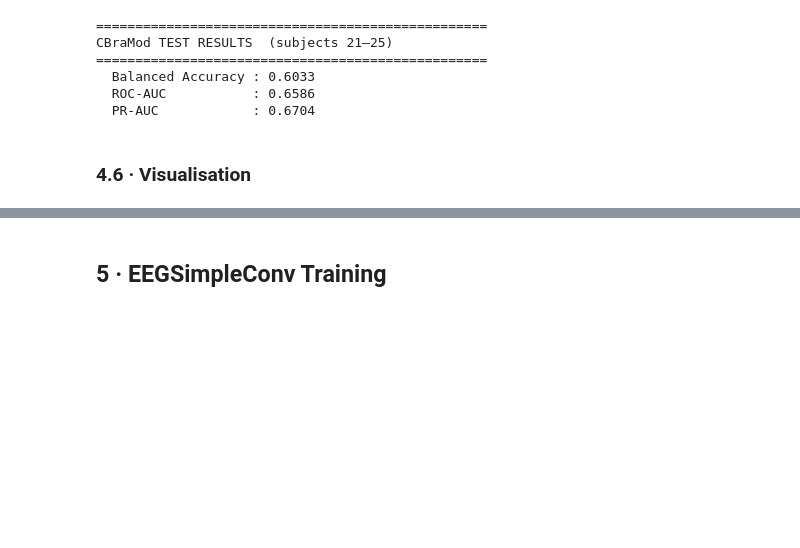
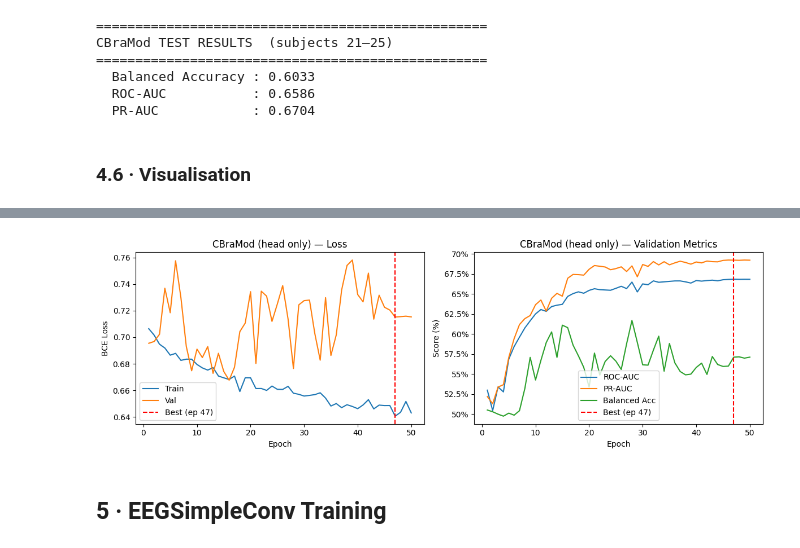
Before and after one commit to minilia75/eeg-sigmanova, a Jupyter notebook: scripts/reproduce_shu_mi.ipynb, the cells around one changed output, grey strips where cells are left out. Cells and saved outputs as stored; diff of their text form; code cells hidden in the pictures; blank space fills up the shorter version.

```diff
--- a/scripts/reproduce_shu_mi.ipynb
+++ b/scripts/reproduce_shu_mi.ipynb
@@ -330,3 +551,7 @@ plot_training_curves(cbramod_trainer, 'CBraMod', 'BCE Loss', 'cbramod')
+# %%
+plot_training_curves(cbramod_head_trainer, 'CBraMod (head only)', 'BCE Loss', 'cbramod_head')
+# %% [output]
+[figure, added]
 # %% [markdown]
 ## 5 · EEGSimpleConv Training
 # %% [markdown]
```
Also changed, not shown: parts of 24 cells of this notebook.
